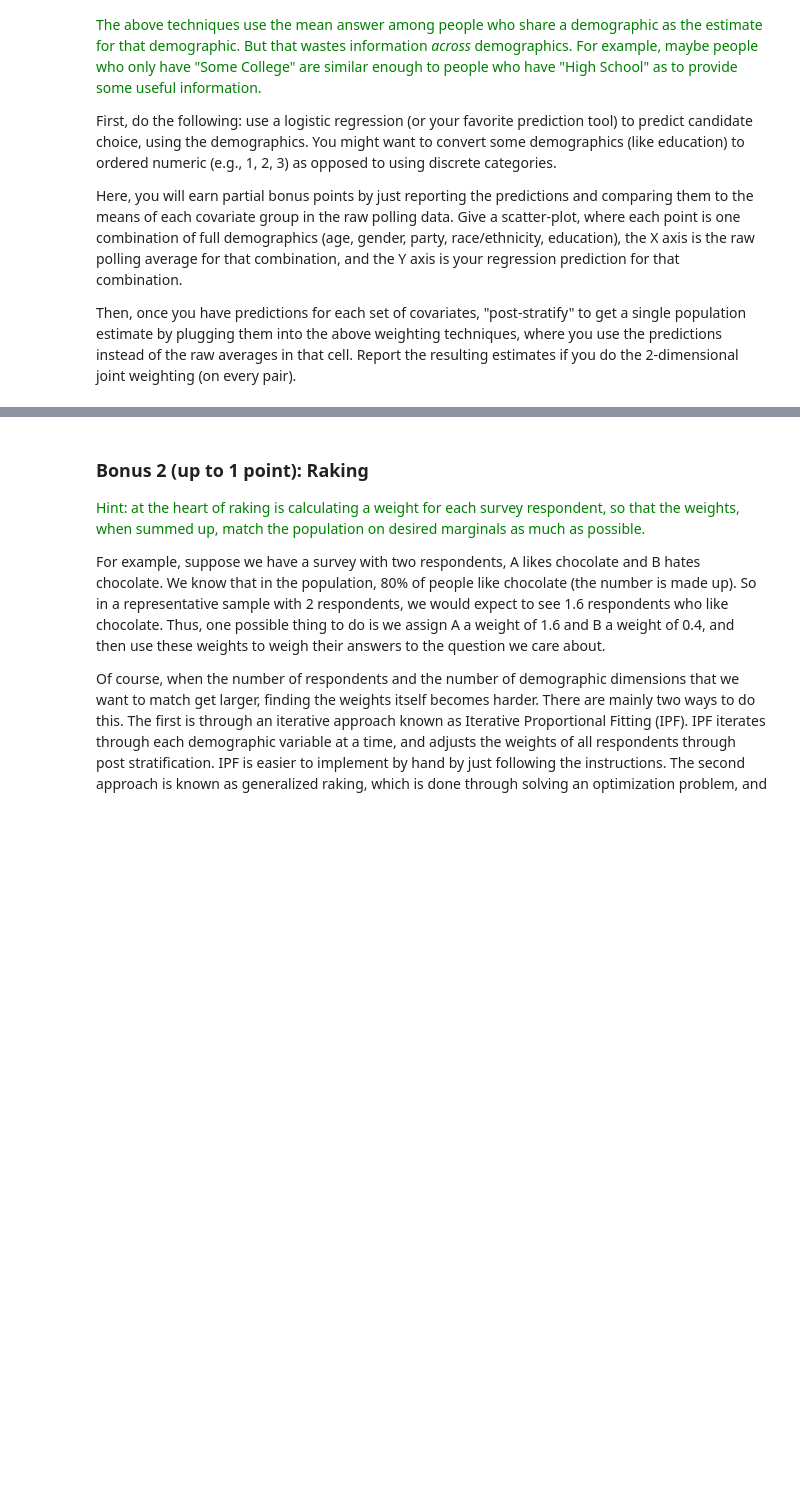
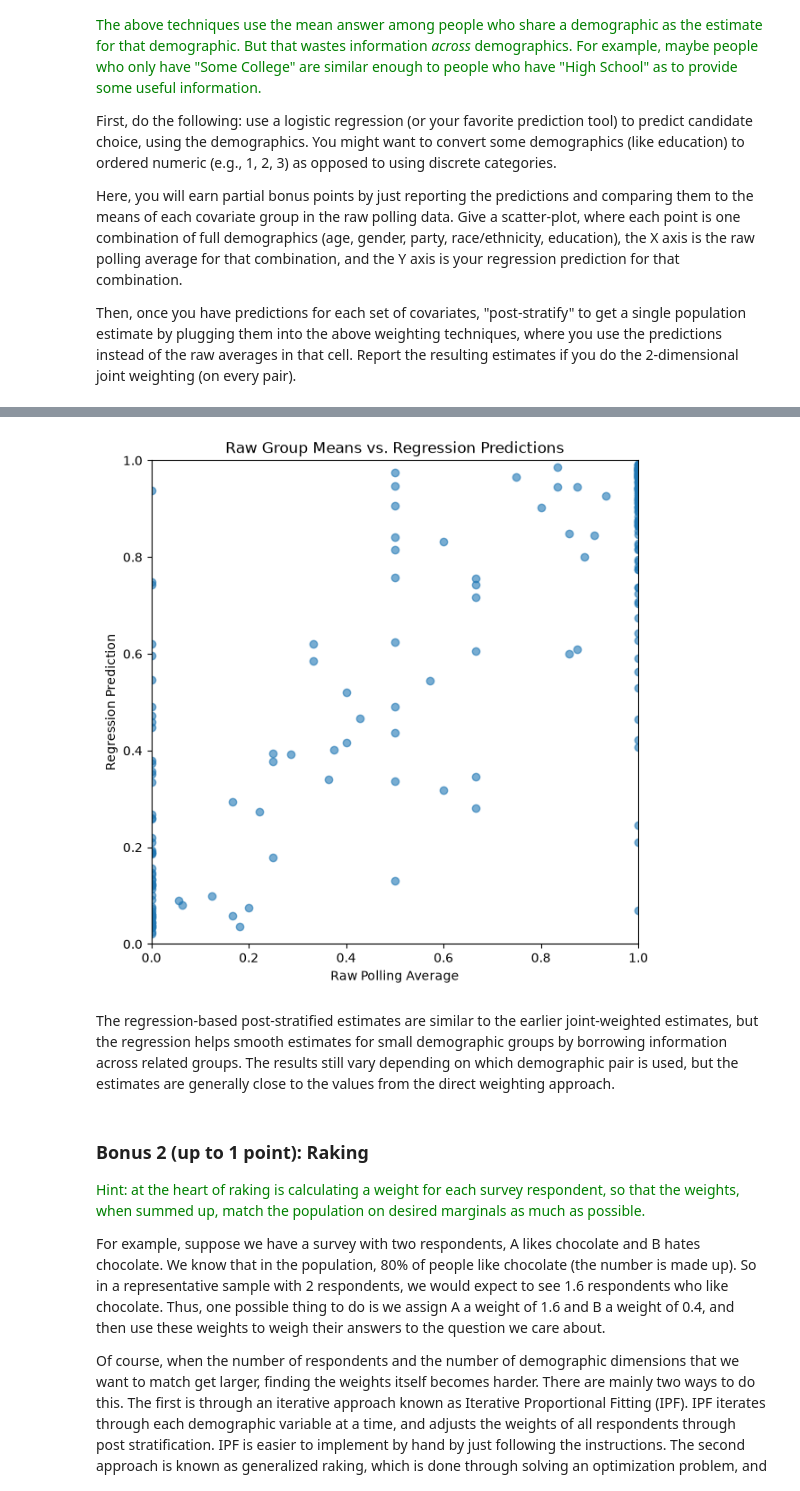
Before and after one commit to aakarsh-g7/Homework-1, a Jupyter notebook: HW1_assignment.ipynb, the cells around one changed output, grey strips where cells are left out. Saved outputs shown, nothing was run; the diff lists cells and outputs as text; code cells hidden in the pictures; blank space fills up the shorter version.

```diff
--- a/HW1_assignment.ipynb
+++ b/HW1_assignment.ipynb
@@ -822,3 +933,48 @@ Then, once you have predictions for each set of covariates, "post-stratify" to g
+# %%
+import matplotlib.pyplot as plt
+
+demographic_variables = [
+    "age",
+    "gender",
+    "party",
+    "race",
+    "education"
+]
+
+# One row for each observed combination of all 5 demographics
+group_predictions = (
+    df_model
+    .groupby(demographic_variables)
+    .agg(
+        raw_mean=("Y", "mean"),
+        predicted_mean=("predicted_clinton", "mean"),
+        count=("Y", "size")
+    )
+    .reset_index()
+)
+
+group_predictions.head()
+
+plt.figure(figsize=(7, 7))
+
+plt.scatter(
+    group_predictions["raw_mean"],
+    group_predictions["predicted_mean"],
+    alpha=0.6
+)
+
+plt.xlabel("Raw Polling Average")
+plt.ylabel("Regression Prediction")
+plt.title("Raw Group Means vs. Regression Predictions")
+
+plt.xlim(0, 1)
+plt.ylim(0, 1)
+
+plt.show()
+# %% [output]
+[figure, added]
+# %% [markdown]
+The regression-based post-stratified estimates are similar to the earlier joint-weighted estimates, but the regression helps smooth estimates for small demographic groups by borrowing information across related groups. The results still vary depending on which demographic pair is used, but the estimates are generally close to the values from the direct weighting approach.
 # %% [markdown]
 ### Bonus 2 (up to 1 point): Raking
 
```
Also changed, not shown: parts of 5 cells of this notebook.
